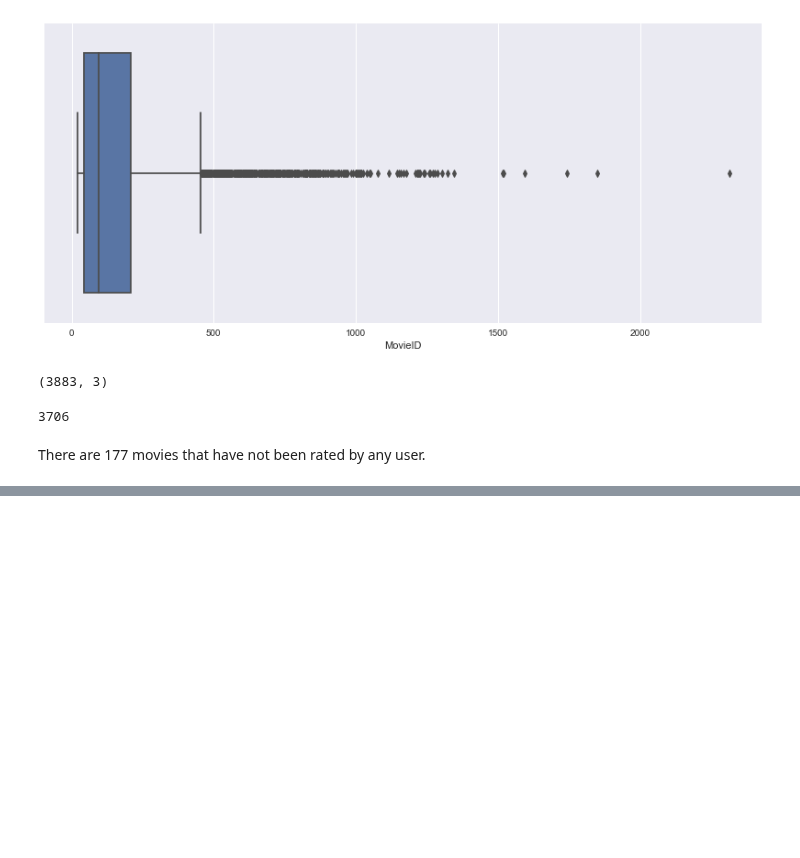
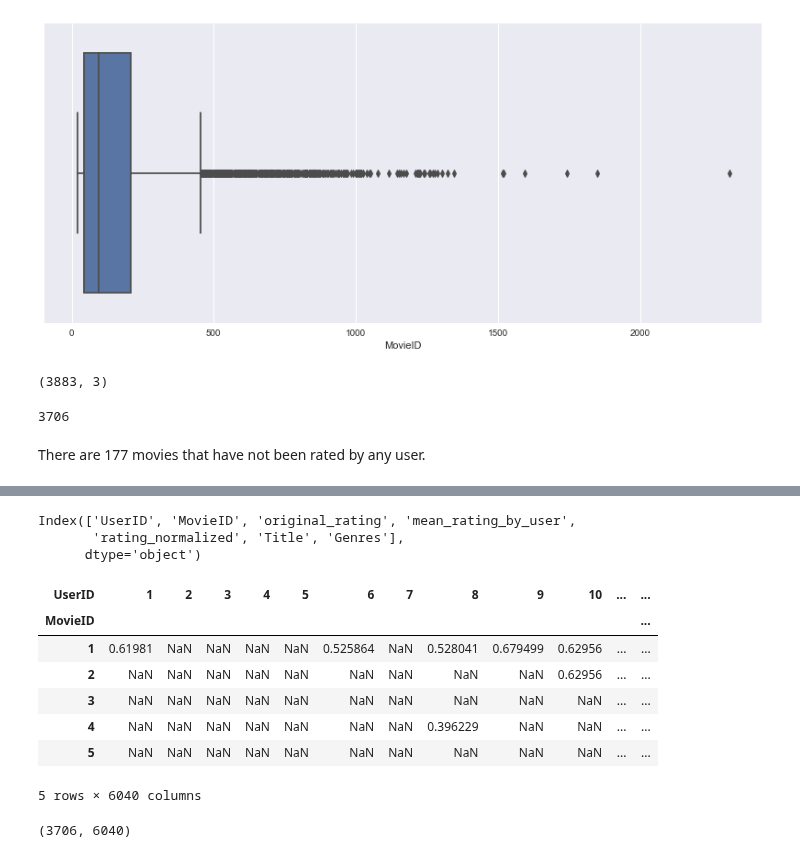
Before and after one commit to SandipSonawane/UIUC-STAT542-Statistical-Learning, a Jupyter notebook: Project 4- Movie Recommendation App/Movie_Recommender.ipynb, the cells around one changed output, grey strips where cells are left out. Cells and saved outputs as stored; diff of their text form; code cells hidden in the pictures; blank space fills up the shorter version.

```diff
--- a/Project 4- Movie Recommendation App/Movie_Recommender.ipynb
+++ b/Project 4- Movie Recommendation App/Movie_Recommender.ipynb
@@ -319,0 +372,22 @@ There are 177 movies that have not been rated by any user.
+# %%
+master_df.columns
+# %% [output]
+Index(['UserID', 'MovieID', 'original_rating', 'mean_rating_by_user',
+       'rating_normalized', 'Title', 'Genres'],
+      dtype='object')
+# %%
+mat = master_df.pivot_table(index='UserID',columns='MovieID',values='rating_normalized').T
+mat.head()
+# %% [output]
+| UserID | 1 | 2 | 3 | 4 | 5 | 6 | 7 | 8 | 9 | 10 | ... | ... |
+| MovieID |  |  |  |  |  |  |  |  |  |  |  | ... |
+| 1 | 0.61981 | NaN | NaN | NaN | NaN | 0.525864 | NaN | 0.528041 | 0.679499 | 0.62956 | ... | ... |
+| 2 | NaN | NaN | NaN | NaN | NaN | NaN | NaN | NaN | NaN | 0.62956 | ... | ... |
+| 3 | NaN | NaN | NaN | NaN | NaN | NaN | NaN | NaN | NaN | NaN | ... | ... |
+| 4 | NaN | NaN | NaN | NaN | NaN | NaN | NaN | 0.396229 | NaN | NaN | ... | ... |
+| 5 | NaN | NaN | NaN | NaN | NaN | NaN | NaN | NaN | NaN | NaN | ... | ... |
+5 rows × 6040 columns
+# %%
+mat.shape
+# %% [output]
+(3706, 6040)
```
Also changed, not shown: parts of 27 cells of this notebook.
